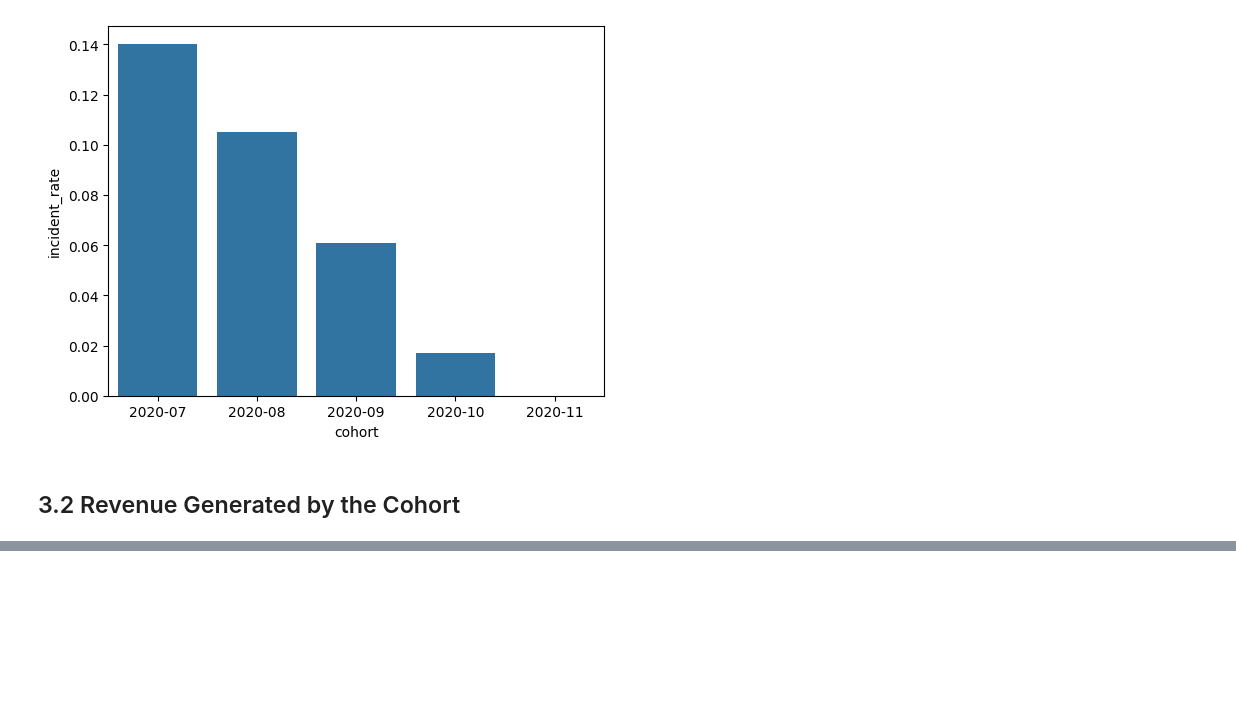
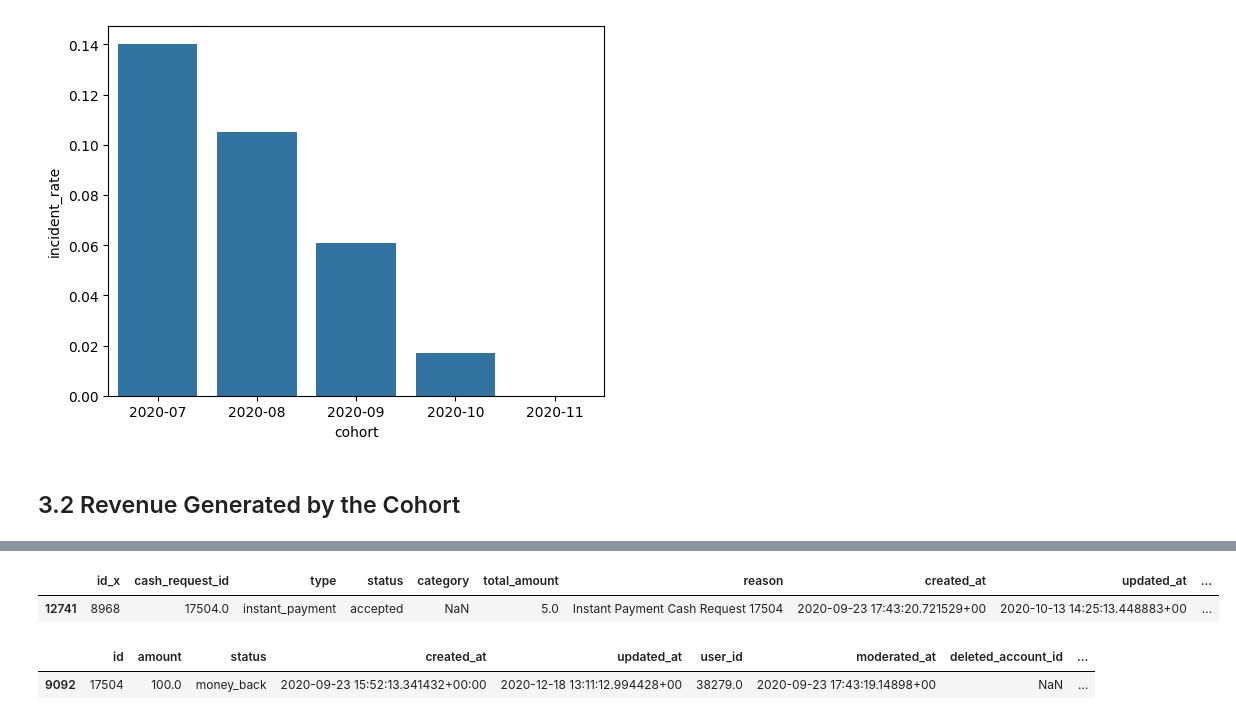
Before and after one commit to jonathansada/project-1-ironhack-payments-2-en, a Jupyter notebook: ironhack_payments.ipynb, the cells around one changed output, grey strips where cells are left out. Cells and saved outputs as stored; diff of their text form; code cells hidden in the pictures; blank space fills up the shorter version.

```diff
--- a/ironhack_payments.ipynb
+++ b/ironhack_payments.ipynb
@@ -630,0 +645,9 @@ sns.relplot(data=ex3_df.T, kind="line");
+# %%
+# Checking the payment in 2020-09 from students in the cohort 2020-10
+display(fees_filtered_df[(fees_filtered_df["payment_date"] < '2020-10') & (fees_filtered_df["cohort"]=="2020-10")])
+display(cashrequest_paid_df[(cashrequest_paid_df["id"] == 17504)])
+# %% [output]
+|  | id_x | cash_request_id | type | status | category | total_amount | reason | created_at | updated_at | ... |
+| 12741 | 8968 | 17504.0 | instant_payment | accepted | NaN | 5.0 | Instant Payment Cash Request 17504 | 2020-09-23 17:43:20.721529+00 | 2020-10-13 14:25:13.448883+00 | ... |
+|  | id | amount | status | created_at | updated_at | user_id | moderated_at | deleted_account_id | ... |
+| 9092 | 17504 | 100.0 | money_back | 2020-09-23 15:52:13.341432+00:00 | 2020-12-18 13:11:12.994428+00 | 38279.0 | 2020-09-23 17:43:19.14898+00 | NaN | ... |
```
Also changed, not shown: parts of 7 cells of this notebook.
